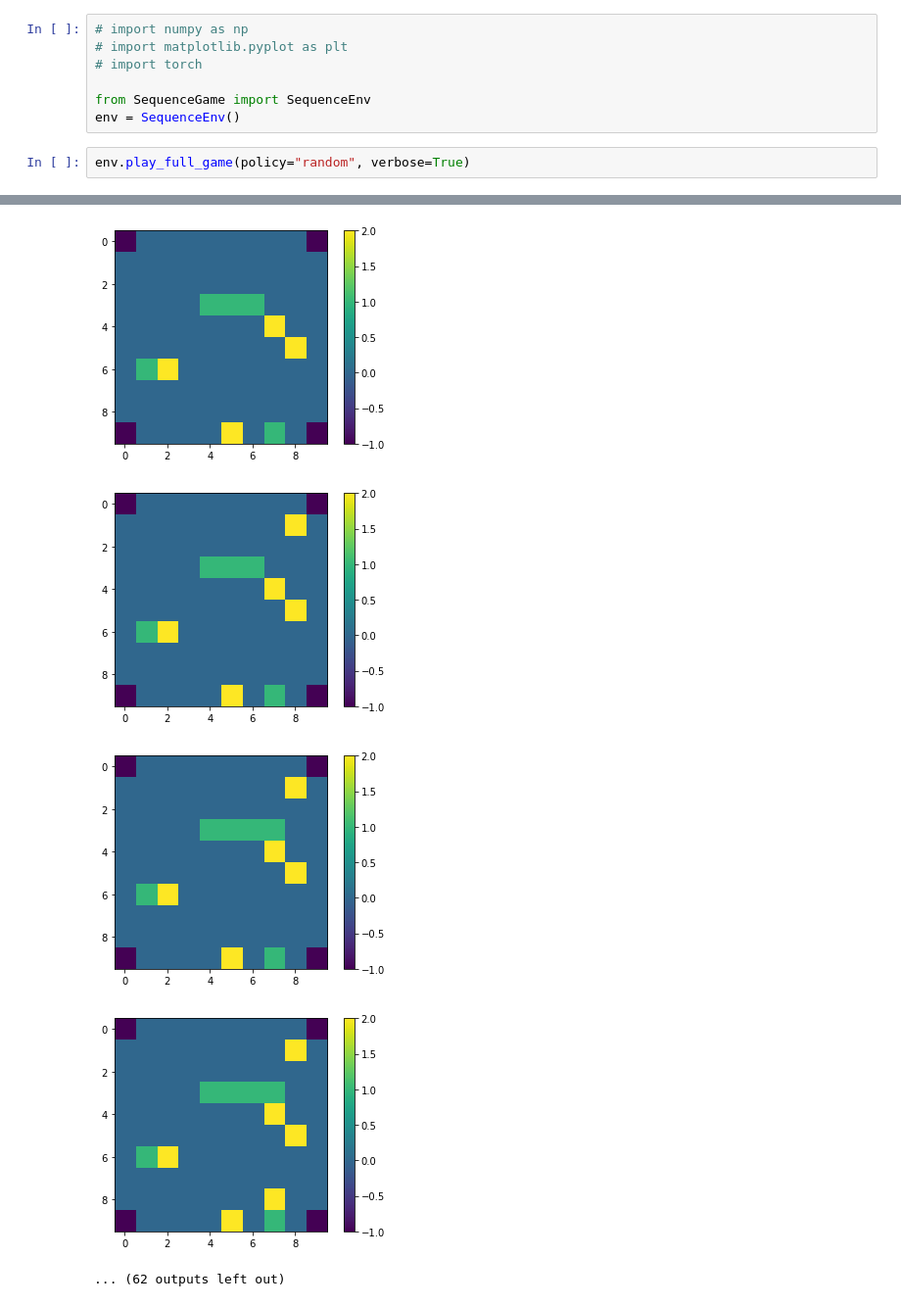
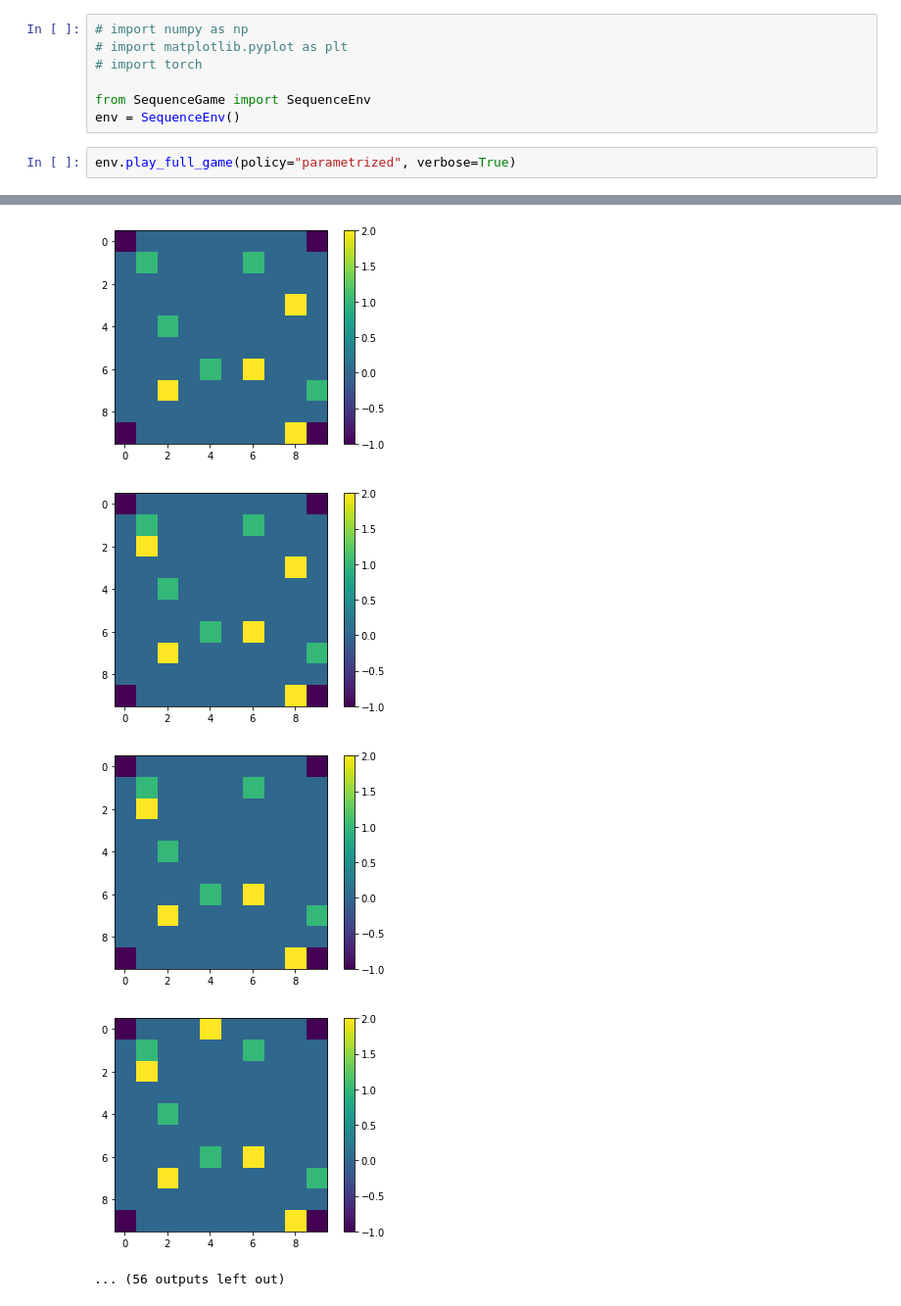
Before and after one commit to Culmenus/Teymi5-TV2, a Jupyter notebook: verk3/SequenceOO.ipynb, the cells around one changed output, grey strips where cells are left out. Shown at 98% size. Saved outputs shown, nothing was run; the diff lists cells and outputs as text.

```diff
--- a/verk3/SequenceOO.ipynb
+++ b/verk3/SequenceOO.ipynb
@@ -18,5 +18,5 @@ This notebook contains the following functions:
 from SequenceGame import SequenceEnv
 env = SequenceEnv()
 # %%
-env.play_full_game(policy="random", verbose=True)
+env.play_full_game(policy="parametrized", verbose=True)
 # %% [output]
@@ -31,5 +31,5 @@ env.play_full_game(policy="random", verbose=True)
-[figure, old version]
+[figure, new version]
-[figure, old version]
+[figure, new version]
-[figure, old version]
+[figure, new version]
-[figure, old version]
+[figure, new version]
-... (62 outputs left out)
+... (56 outputs left out)
```
Also changed, not shown: parts of 5 cells of this notebook, 1 other file.
